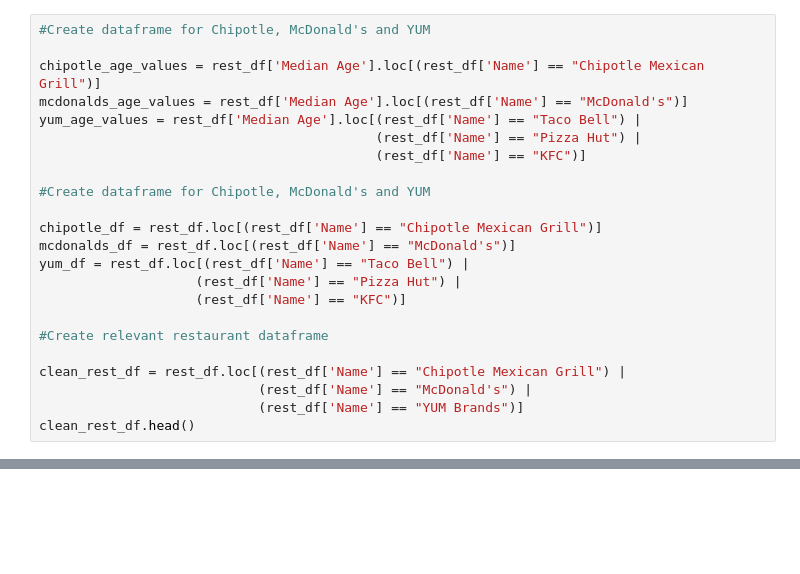
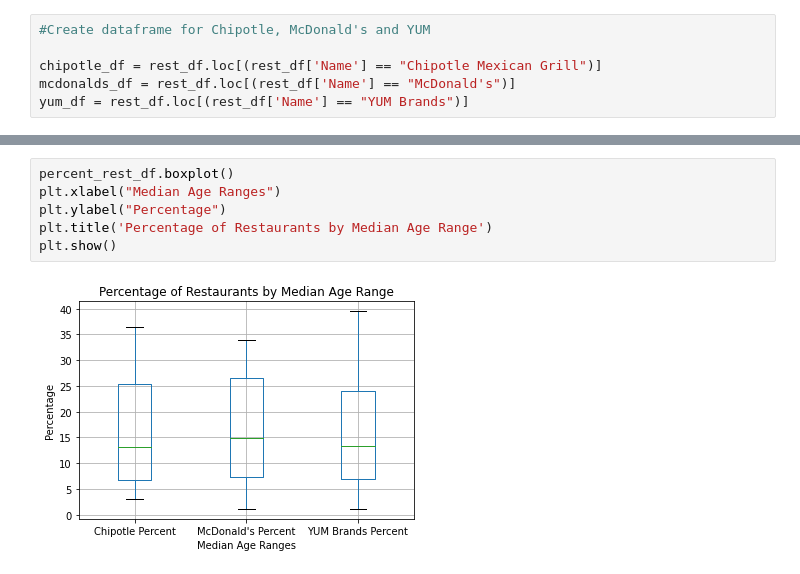
Before and after one commit to JeniLam/Project1_Group2, a Jupyter notebook: age_demographics.ipynb, the cells around one changed output, grey strips where cells are left out. Drawn from its saved outputs; the diff is of its cells as text; blank space fills up the shorter version.

```diff
--- a/age_demographics.ipynb
+++ b/age_demographics.ipynb
@@ -17,25 +19,8 @@ rest_df.head()
 | 3 | Chipotle Mexican Grill | 4719 Highway 280 | Birmingham | Alabama | 35242 | US | 33.422582 | -86.698279 | NaN | 55122.0 | ... |
 | 4 | Chipotle Mexican Grill | 1821 Cherokee Ave SW | Cullman | Alabama | 35055 | US | 34.154134 | -86.841220 | NaN | 20884.0 | ... |
 # %%
-#Create dataframe for Chipotle, McDonald's and YUM
-
-chipotle_age_values = rest_df['Median Age'].loc[(rest_df['Name'] == "Chipotle Mexican Grill")]
-mcdonalds_age_values = rest_df['Median Age'].loc[(rest_df['Name'] == "McDonald's")]
-yum_age_values = rest_df['Median Age'].loc[(rest_df['Name'] == "Taco Bell") |
-                                           (rest_df['Name'] == "Pizza Hut") |
-                                           (rest_df['Name'] == "KFC")]
-
 #Create dataframe for Chipotle, McDonald's and YUM
 
 chipotle_df = rest_df.loc[(rest_df['Name'] == "Chipotle Mexican Grill")]
 mcdonalds_df = rest_df.loc[(rest_df['Name'] == "McDonald's")]
-yum_df = rest_df.loc[(rest_df['Name'] == "Taco Bell") |
-                    (rest_df['Name'] == "Pizza Hut") |
-                    (rest_df['Name'] == "KFC")]
-
-#Create relevant restaurant dataframe
-
-clean_rest_df = rest_df.loc[(rest_df['Name'] == "Chipotle Mexican Grill") |
-                            (rest_df['Name'] == "McDonald's") |
-                            (rest_df['Name'] == "YUM Brands")]
-clean_rest_df.head()
+yum_df = rest_df.loc[(rest_df['Name'] == "YUM Brands")]
@@ -239,0 +89,8 @@ NameError: name 'set_xlabel' is not defined
+# %%
+percent_rest_df.boxplot()
+plt.xlabel("Median Age Ranges")
+plt.ylabel("Percentage")
+plt.title('Percentage of Restaurants by Median Age Range')
+plt.show()
+# %% [output]
+[figure, added]
```
Also changed, not shown: parts of 10 cells of this notebook.
